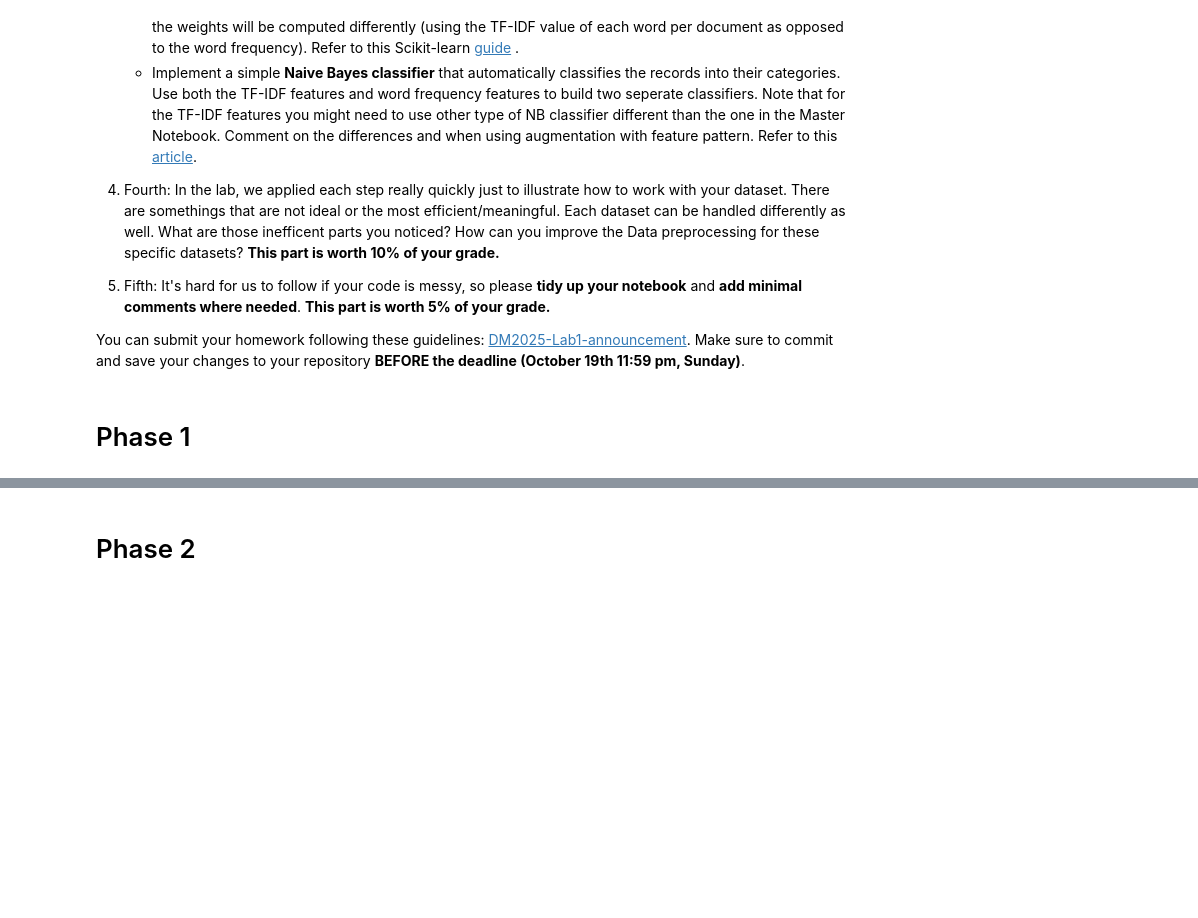
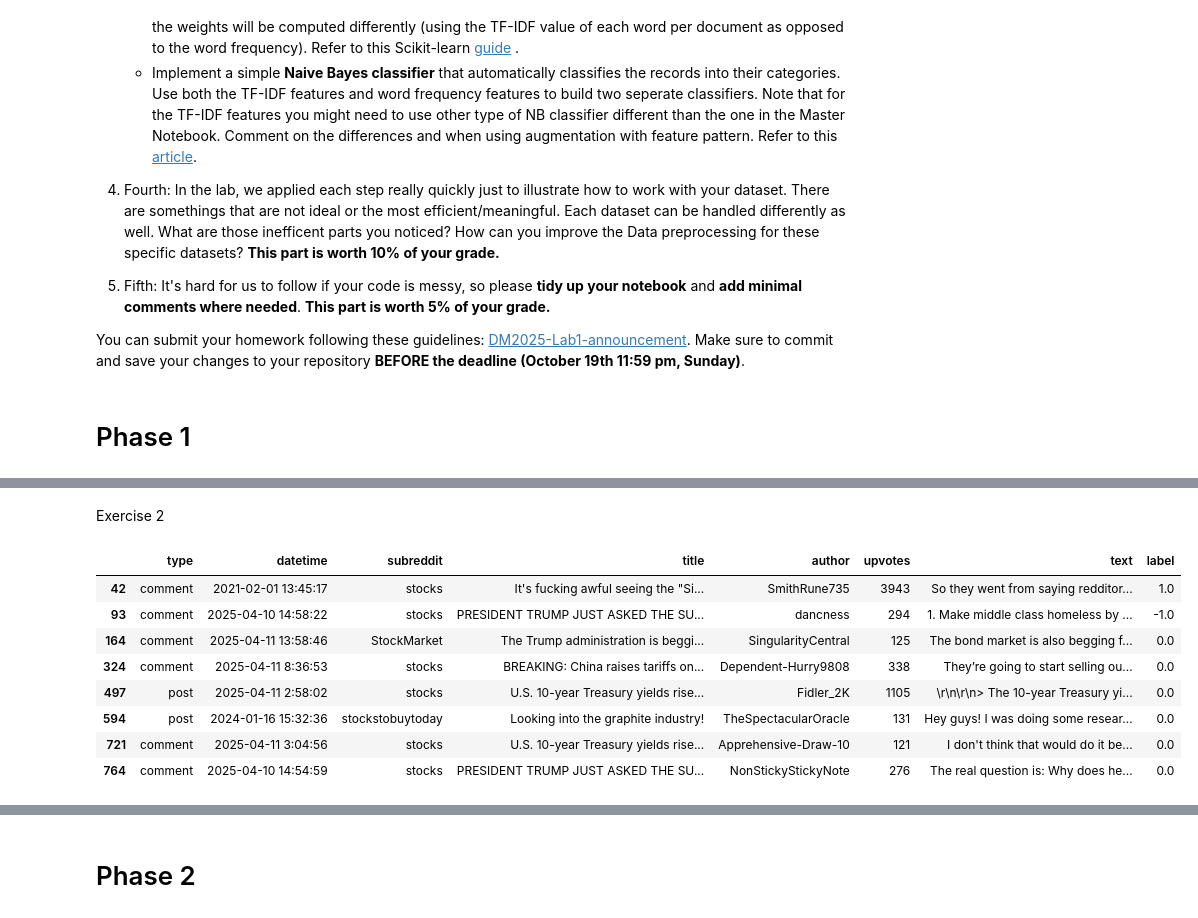
Before and after one commit to vishxrad/DM2025-Lab1-Exercise, a Jupyter notebook: DM2025-Lab1-Homework.ipynb, the cells around one changed output, grey strips where cells are left out. Saved outputs shown, nothing was run; the diff lists cells and outputs as text; code cells hidden in the pictures; blank space fills up the shorter version.

```diff
--- a/DM2025-Lab1-Homework.ipynb
+++ b/DM2025-Lab1-Homework.ipynb
@@ -62,0 +131,14 @@ You can submit your homework following these guidelines: [DM2025-Lab1-announceme
+# %% [markdown]
+Exercise 2
+# %%
+reddit_stock[reddit_stock['upvotes'] >= 100].head(10)
+# %% [output]
+|  | type | datetime | subreddit | title | author | upvotes | text | label |
+| 42 | comment | 2021-02-01 13:45:17 | stocks | It's fucking awful seeing the "Si... | SmithRune735 | 3943 | So they went from saying redditor... | 1.0 |
+| 93 | comment | 2025-04-10 14:58:22 | stocks | PRESIDENT TRUMP JUST ASKED THE SU... | dancness | 294 | 1. Make middle class homeless by ... | -1.0 |
+| 164 | comment | 2025-04-11 13:58:46 | StockMarket | The Trump administration is beggi... | SingularityCentral | 125 | The bond market is also begging f... | 0.0 |
+| 324 | comment | 2025-04-11 8:36:53 | stocks | BREAKING: China raises tariffs on... | Dependent-Hurry9808 | 338 | They’re going to start selling ou... | 0.0 |
+| 497 | post | 2025-04-11 2:58:02 | stocks | U.S. 10-year Treasury yields rise... | Fidler_2K | 1105 | \r\n\r\n> The 10-year Treasury yi... | 0.0 |
+| 594 | post | 2024-01-16 15:32:36 | stockstobuytoday | Looking into the graphite industry! | TheSpectacularOracle | 131 | Hey guys! I was doing some resear... | 0.0 |
+| 721 | comment | 2025-04-11 3:04:56 | stocks | U.S. 10-year Treasury yields rise... | Apprehensive-Draw-10 | 121 | I don't think that would do it be... | 0.0 |
+| 764 | comment | 2025-04-10 14:54:59 | stocks | PRESIDENT TRUMP JUST ASKED THE SU... | NonStickyStickyNote | 276 | The real question is: Why does he... | 0.0 |
```
Also changed, not shown: parts of 24 cells of this notebook.
